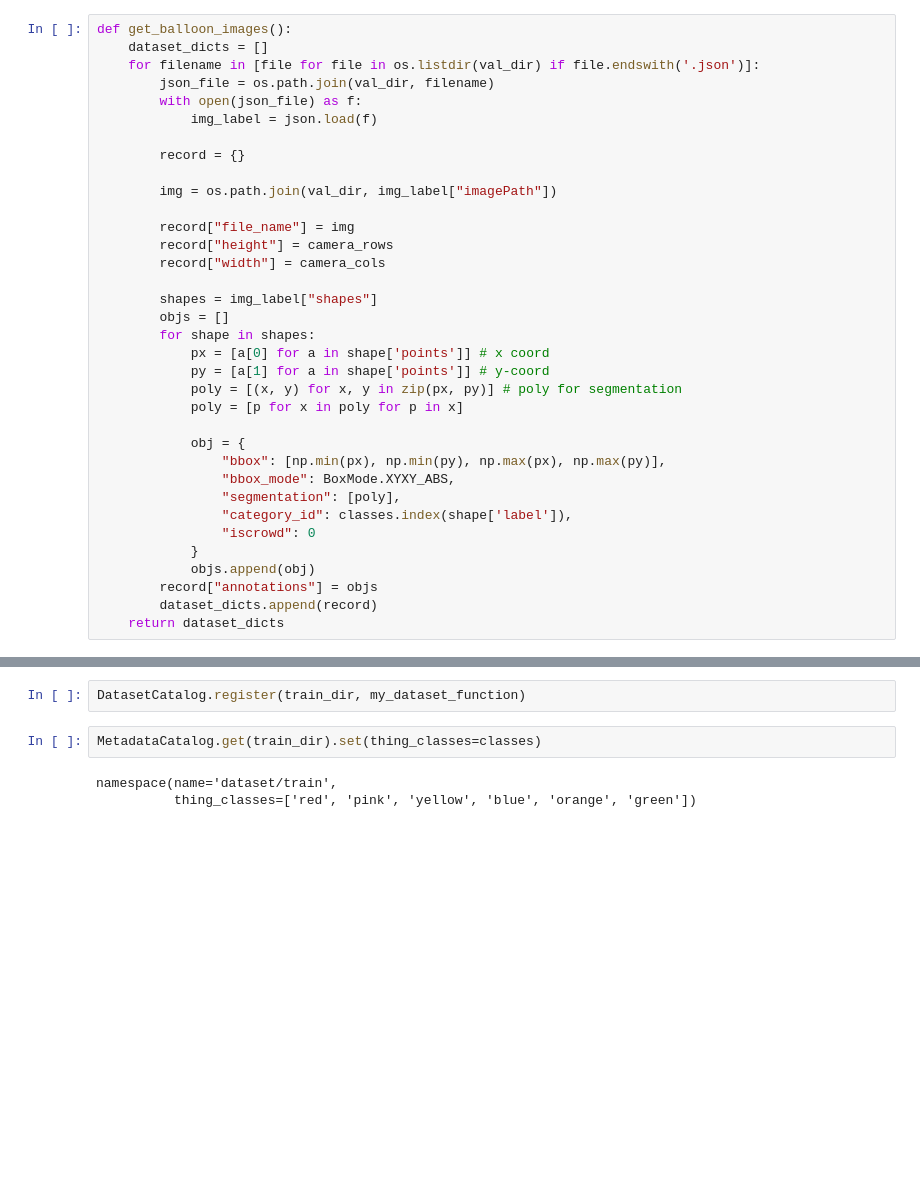
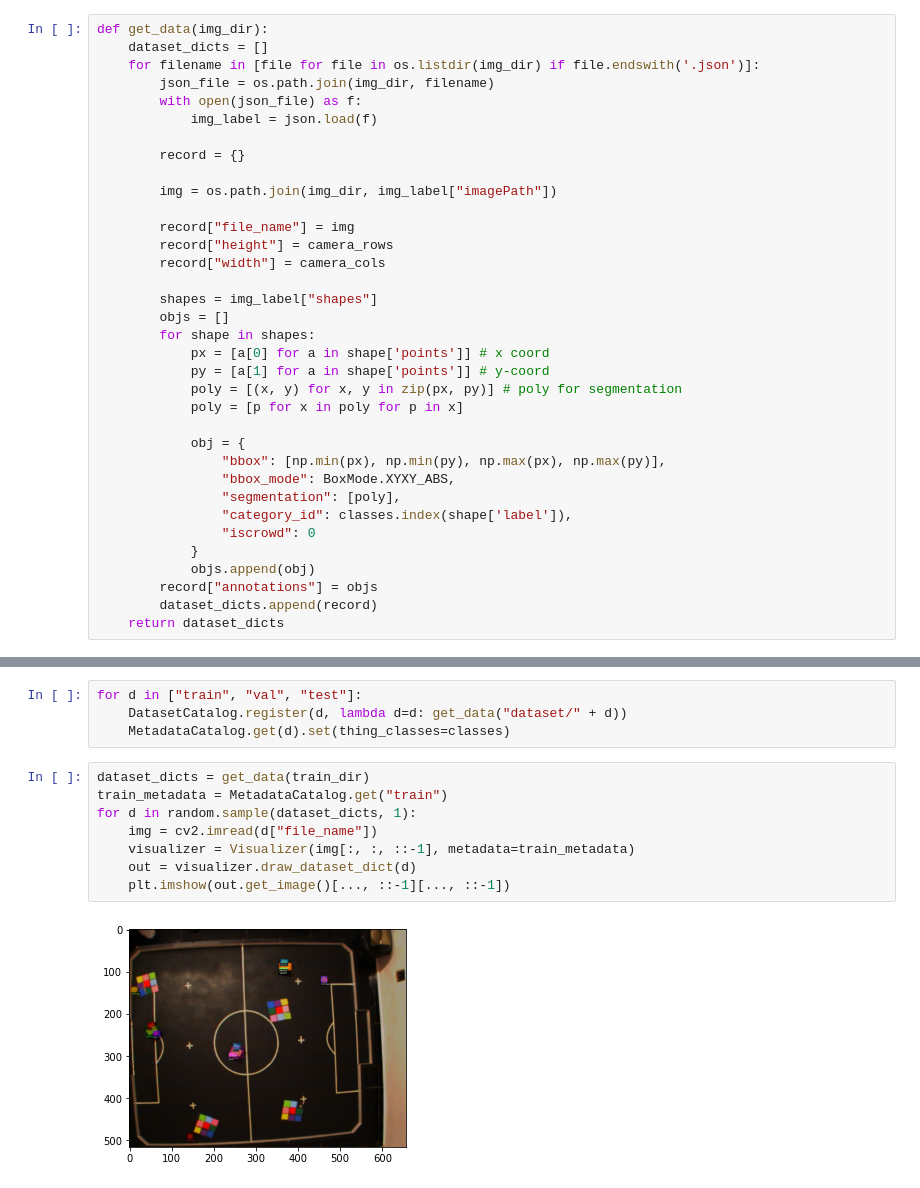
Before and after one commit to SteliosKarvanis/detectron2-to-calibrate-colors, a Jupyter notebook: first.ipynb, the cells around one changed output, grey strips where cells are left out. Cells and saved outputs as stored; diff of their text form; blank space fills up the shorter version.

```diff
--- a/first.ipynb
+++ b/first.ipynb
@@ -46,14 +49,14 @@ if is_new:
 # %%
-def get_balloon_images():
+def get_data(img_dir):
     dataset_dicts = []
-    for filename in [file for file in os.listdir(val_dir) if file.endswith('.json')]:
-        json_file = os.path.join(val_dir, filename)
+    for filename in [file for file in os.listdir(img_dir) if file.endswith('.json')]:
+        json_file = os.path.join(img_dir, filename)
         with open(json_file) as f:
             img_label = json.load(f)
 
         record = {}
 
-        img = os.path.join(val_dir, img_label["imagePath"])
+        img = os.path.join(img_dir, img_label["imagePath"])
 
         record["file_name"] = img
         record["height"] = camera_rows
@@ -116,9 +84,16 @@ def my_dataset_function():
-# %%
-DatasetCatalog.register(train_dir, my_dataset_function)
-# %%
-MetadataCatalog.get(train_dir).set(thing_classes=classes)
-# %% [output]
-namespace(name='dataset/train',
-          thing_classes=['red', 'pink', 'yellow', 'blue', 'orange', 'green'])
+# %%
+for d in ["train", "val", "test"]:
+    DatasetCatalog.register(d, lambda d=d: get_data("dataset/" + d))
+    MetadataCatalog.get(d).set(thing_classes=classes)
+# %%
+dataset_dicts = get_data(train_dir)
+train_metadata = MetadataCatalog.get("train")
+for d in random.sample(dataset_dicts, 1):
+    img = cv2.imread(d["file_name"])
+    visualizer = Visualizer(img[:, :, ::-1], metadata=train_metadata)
+    out = visualizer.draw_dataset_dict(d)
+    plt.imshow(out.get_image()[..., ::-1][..., ::-1])
+# %% [output]
+[figure, added]
 # %%
 cfg = get_cfg()
```
Also changed, not shown: parts of 11 cells of this notebook, 18 other files.
